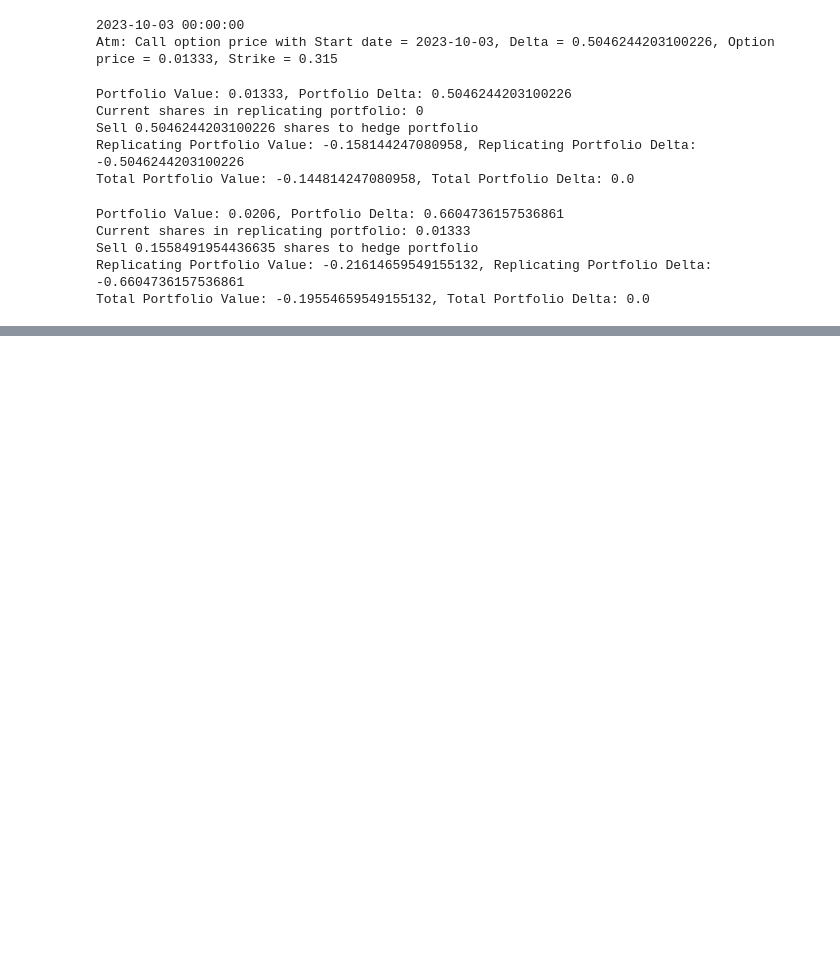
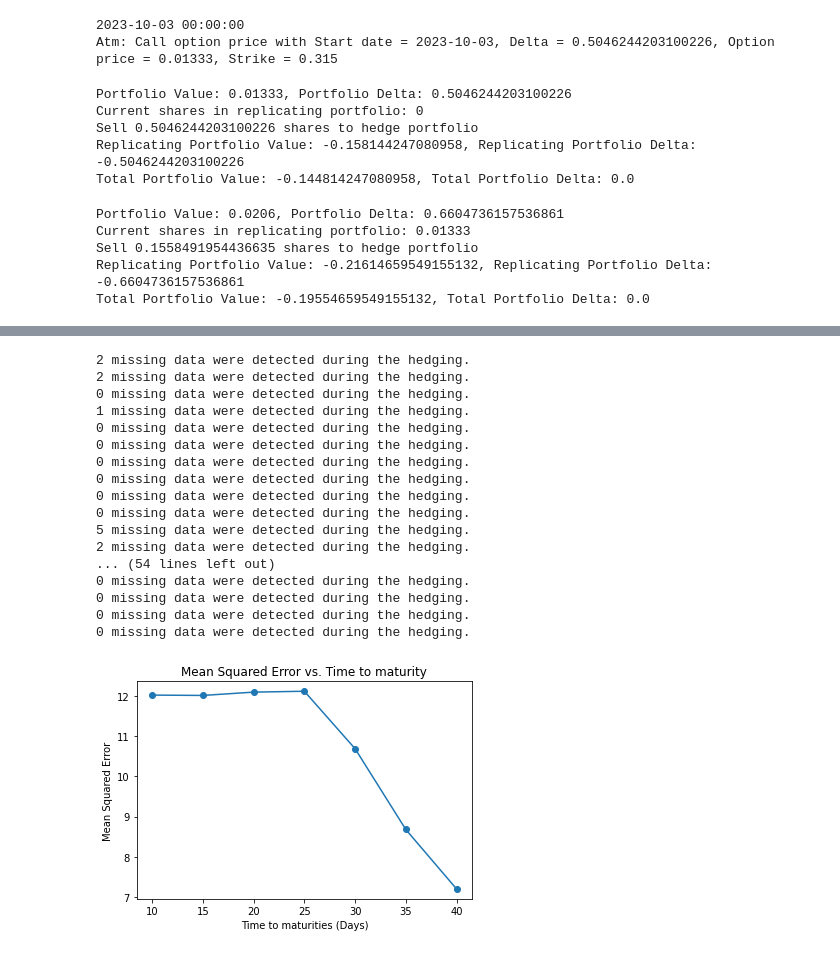
Before and after one commit to Snail664/greek-hedging, a Jupyter notebook: hedging.ipynb, the cells around one changed output, grey strips where cells are left out. Saved outputs shown, nothing was run; the diff lists cells and outputs as text; code cells hidden in the pictures; blank space fills up the shorter version.

Commit message:
Fixed statistic functions

```diff
--- a/hedging.ipynb
+++ b/hedging.ipynb
@@ -870,0 +753,53 @@ KeyboardInterrupt:
+# %%
+# Impact of changing time to maturity on the accuracy of Delta Hedging
+# Fixed variables: Hedging every day, ATM call price
+
+def testing_multiple_time_to_maturity(all_options, call_options, put_options):
+    mean_errors = []
+    # Testing time to maturity 10, 20, ..., 60
+    iteration_time_to_maturities = np.arange(10, 41, 5)
+
+    for iteration_time_to_maturity in iteration_time_to_maturities:
+        errors = []
+        # 10 different expirations date for statistical results
+        for iteration_expiration_date in range(10):
+            expiration_date = all_options.at[all_options[all_options['Date'] == '2023-11-17'].index[0] - iteration_expiration_date*2, 'Date']
+
+            update_greeks_and_T_based_on_expiration_date(expiration_date, call_options, put_options)
+
+            start_date = all_options.at[all_options[all_options['Date'] == expiration_date].index[0] - iteration_time_to_maturity, 'Date']
+
+            atm_call_price = get_atm_call_price(start_date, data_call)
+
+            result = option_portfolio_delta_hedging([['C'+str(int(atm_call_price)), 1, 'buy']], start_date, expiration_date, 1, all_options, call_options, put_options)
+            errors.append(result['mean_squered_error'])
+
+        mean_errors.append(np.mean(errors))
+
+    # Plotting
+    plt.plot(iteration_time_to_maturities, mean_errors, marker='o')
+    plt.xlabel('Time to maturities (Days)')
+    plt.ylabel('Mean Squared Error')
+    plt.title('Mean Squared Error vs. Time to maturity')
+    plt.show()
+# %%
+testing_multiple_time_to_maturity(data, data_call, data_put)
+# %% [output]
+2 missing data were detected during the hedging.
+2 missing data were detected during the hedging.
+0 missing data were detected during the hedging.
+1 missing data were detected during the hedging.
+0 missing data were detected during the hedging.
+0 missing data were detected during the hedging.
+0 missing data were detected during the hedging.
+0 missing data were detected during the hedging.
+0 missing data were detected during the hedging.
+0 missing data were detected during the hedging.
+5 missing data were detected during the hedging.
+2 missing data were detected during the hedging.
+... (54 lines left out)
+0 missing data were detected during the hedging.
+0 missing data were detected during the hedging.
+0 missing data were detected during the hedging.
+0 missing data were detected during the hedging.
+[figure, added]
```
Also changed, not shown: parts of 7 cells of this notebook.
